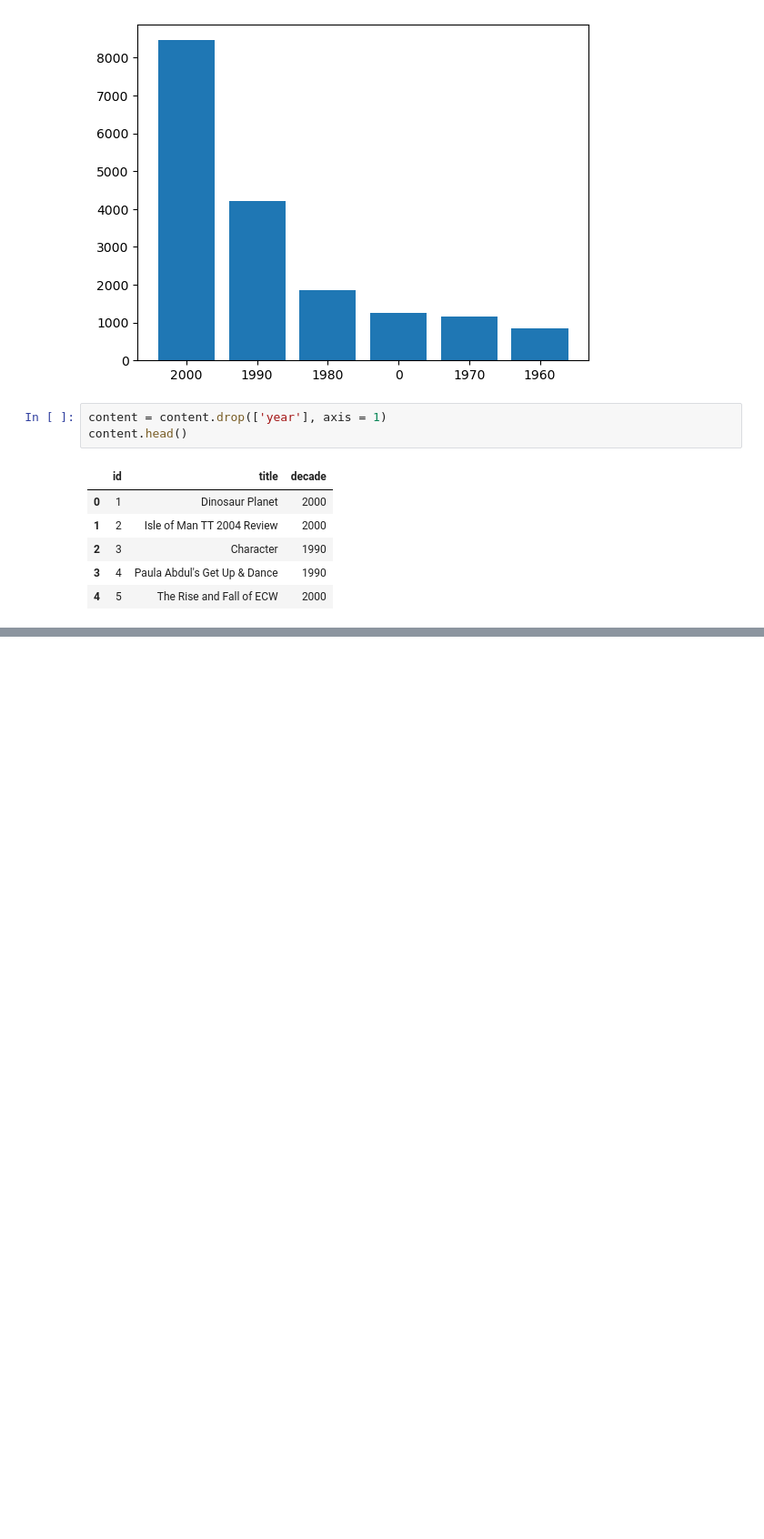
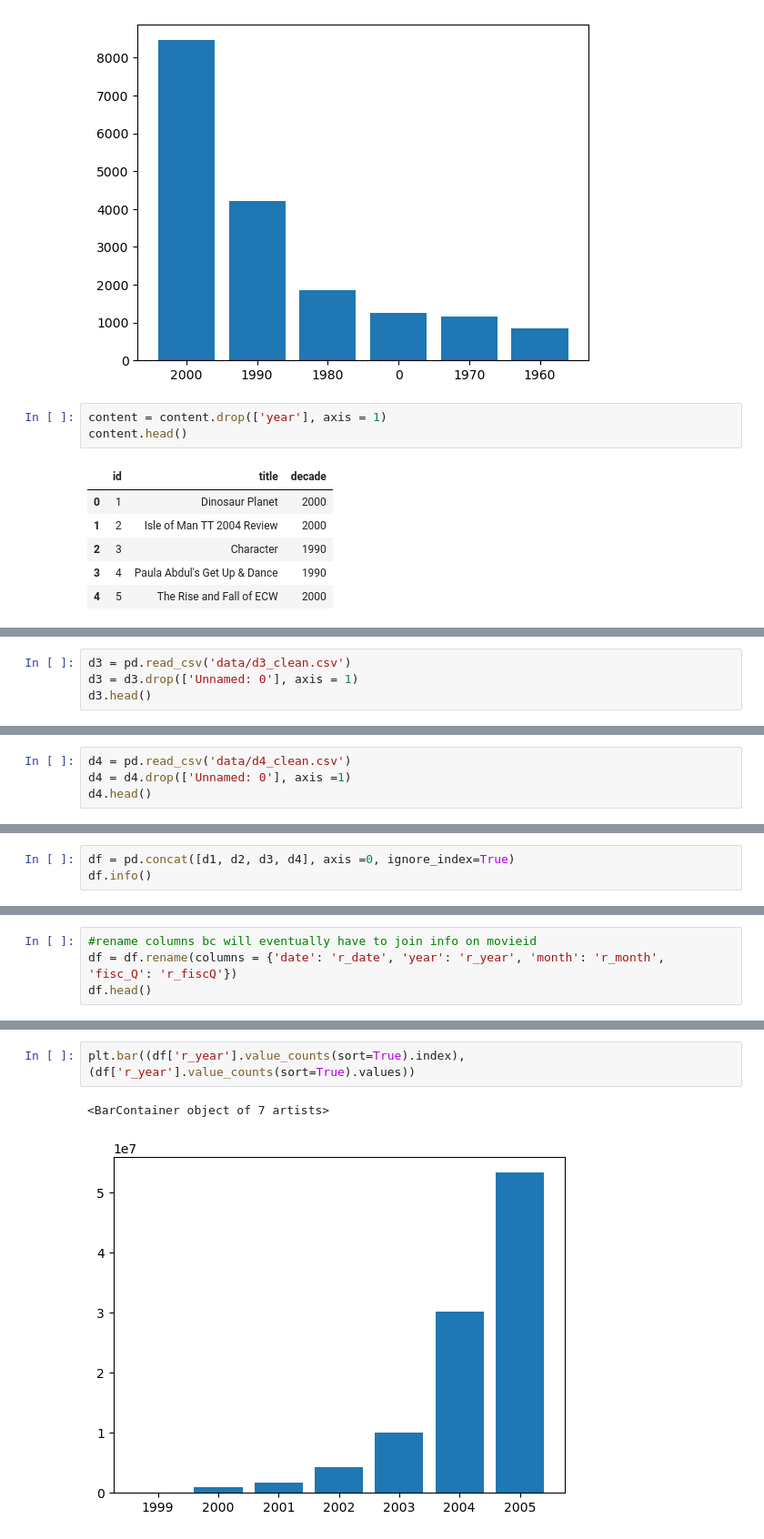
Before and after one commit to leo-schell/IntentionalDiversity_RecSystems, a Jupyter notebook: EDA.ipynb, the cells around one changed output, grey strips where cells are left out. Shown at 91% size. Cells and saved outputs as stored; diff of their text form; blank space fills up the shorter version.

```diff
--- a/EDA.ipynb
+++ b/EDA.ipynb
@@ -111,0 +151,4 @@ content.head()
+# %%
+d3 = pd.read_csv('data/d3_clean.csv')
+d3 = d3.drop(['Unnamed: 0'], axis = 1)
+d3.head()
@@ -111,0 +162,4 @@ content.head()
+# %%
+d4 = pd.read_csv('data/d4_clean.csv')
+d4 = d4.drop(['Unnamed: 0'], axis =1)
+d4.head()
@@ -111,0 +173,3 @@ content.head()
+# %%
+df = pd.concat([d1, d2, d3, d4], axis =0, ignore_index=True)
+df.info()
@@ -111,0 +214,4 @@ content.head()
+# %%
+#rename columns bc will eventually have to join info on movieid
+df = df.rename(columns = {'date': 'r_date', 'year': 'r_year', 'month': 'r_month', 'fisc_Q': 'r_fiscQ'})
+df.head()
@@ -111,0 +237,5 @@ content.head()
+# %%
+plt.bar((df['r_year'].value_counts(sort=True).index), (df['r_year'].value_counts(sort=True).values))
+# %% [output]
+<BarContainer object of 7 artists>
+[figure, added]
```
Also changed, not shown: parts of 25 cells of this notebook.
